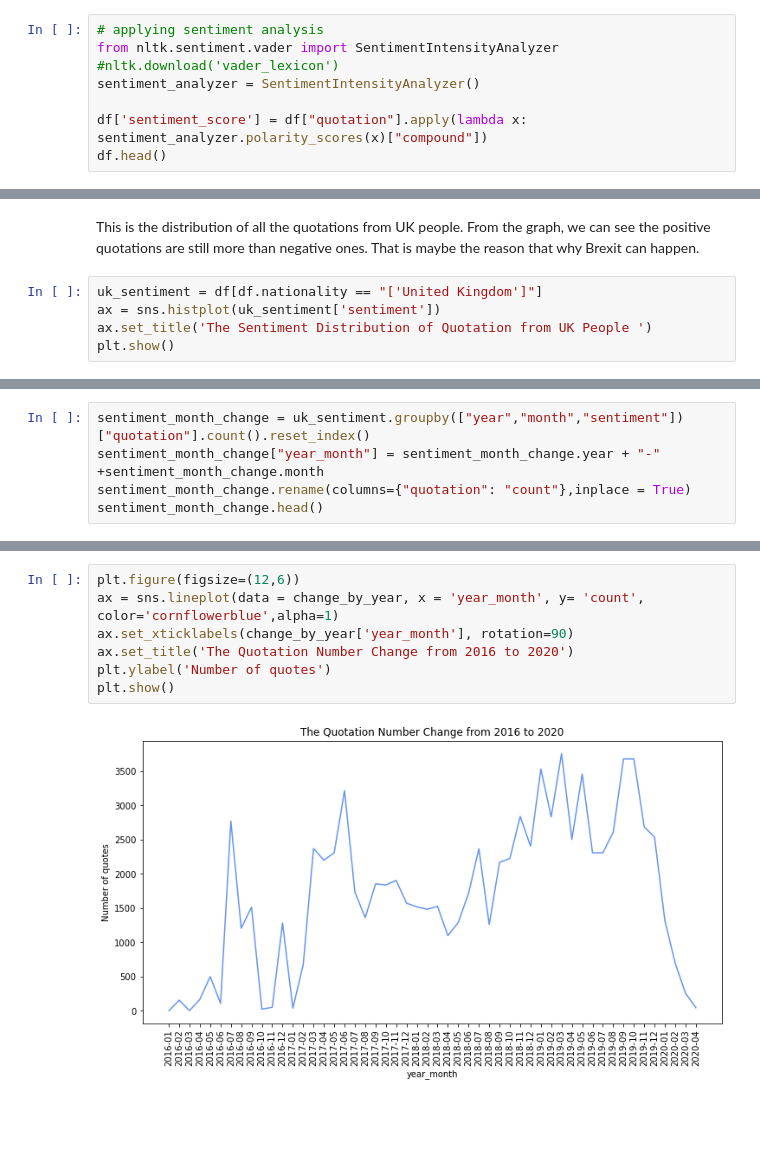
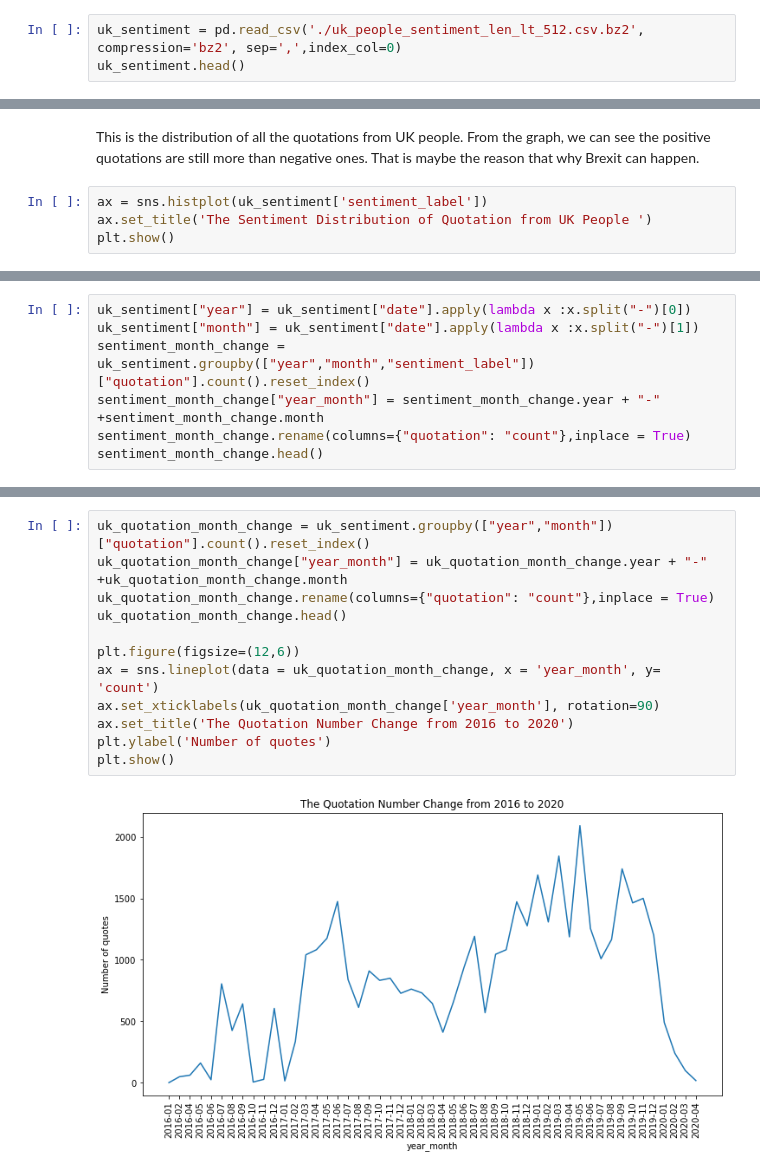
Before and after one commit to epfl-ada/ada-2021-project-skrw, a Jupyter notebook: Milestone_3.ipynb, the cells around one changed output, grey strips where cells are left out. Saved outputs shown, nothing was run; the diff lists cells and outputs as text; blank space fills up the shorter version.

```diff
--- a/Milestone_3.ipynb
+++ b/Milestone_3.ipynb
@@ -439,11 +447,6 @@ The Compound score is a metric that calculates the sum of all the lexicon rating
 # %%
-# applying sentiment analysis
-from nltk.sentiment.vader import SentimentIntensityAnalyzer
-#nltk.download('vader_lexicon')
-sentiment_analyzer = SentimentIntensityAnalyzer()
-
-df['sentiment_score'] = df["quotation"].apply(lambda x: sentiment_analyzer.polarity_scores(x)["compound"])
-df.head()
+uk_sentiment = pd.read_csv('./uk_people_sentiment_len_lt_512.csv.bz2', compression='bz2', sep=',',index_col=0)
+uk_sentiment.head()
 # %% [output]
 |  | date | quotation | speaker | qids | probas | speaker_qid | date_of_birth | nationality | gender | ... |
 | 0 | 2016-09-07 | Corbyn shows his true colours. Ra... | Tim Farron | ['Q304251'] | [['Tim Farron', '0.8865'], ['None... | Q304251 | +1970-05-27T00:00:00Z | ['United Kingdom'] | ['male'] | ... |
@@ -480,8 +459,7 @@ plt.show()
 # %% [markdown]
 This is the distribution of all the quotations from UK people. From the graph, we can see the positive quotations are still more than negative ones. That is maybe the reason that why Brexit can happen.
 # %%
-uk_sentiment = df[df.nationality == "['United Kingdom']"]
-ax = sns.histplot(uk_sentiment['sentiment'])
+ax = sns.histplot(uk_sentiment['sentiment_label'])
 ax.set_title('The Sentiment Distribution of Quotation from UK People ')
 plt.show()
 # %% [output]
@@ -489,5 +467,7 @@ plt.show()
 # %%
-sentiment_month_change = uk_sentiment.groupby(["year","month","sentiment"])["quotation"].count().reset_index()
+uk_sentiment["year"] = uk_sentiment["date"].apply(lambda x :x.split("-")[0])
+uk_sentiment["month"] = uk_sentiment["date"].apply(lambda x :x.split("-")[1])
+sentiment_month_change = uk_sentiment.groupby(["year","month","sentiment_label"])["quotation"].count().reset_index()
 sentiment_month_change["year_month"] = sentiment_month_change.year + "-" +sentiment_month_change.month
 sentiment_month_change.rename(columns={"quotation": "count"},inplace = True)
 sentiment_month_change.head()
@@ -541,10 +512,15 @@ plt.show()
 # %%
+uk_quotation_month_change = uk_sentiment.groupby(["year","month"])["quotation"].count().reset_index()
+uk_quotation_month_change["year_month"] = uk_quotation_month_change.year + "-" +uk_quotation_month_change.month
+uk_quotation_month_change.rename(columns={"quotation": "count"},inplace = True)
+uk_quotation_month_change.head()
+
 plt.figure(figsize=(12,6))
-ax = sns.lineplot(data = change_by_year, x = 'year_month', y= 'count',  color='cornflowerblue',alpha=1)
-ax.set_xticklabels(change_by_year['year_month'], rotation=90)
+ax = sns.lineplot(data = uk_quotation_month_change, x = 'year_month', y= 'count')
+ax.set_xticklabels(uk_quotation_month_change['year_month'], rotation=90)
 ax.set_title('The Quotation Number Change from 2016 to 2020')
 plt.ylabel('Number of quotes')
 plt.show()
 # %% [output]
-[figure, old version]
+[figure, new version]
 # %% [markdown]
```
Also changed, not shown: parts of 15 cells of this notebook, 1 other file.
